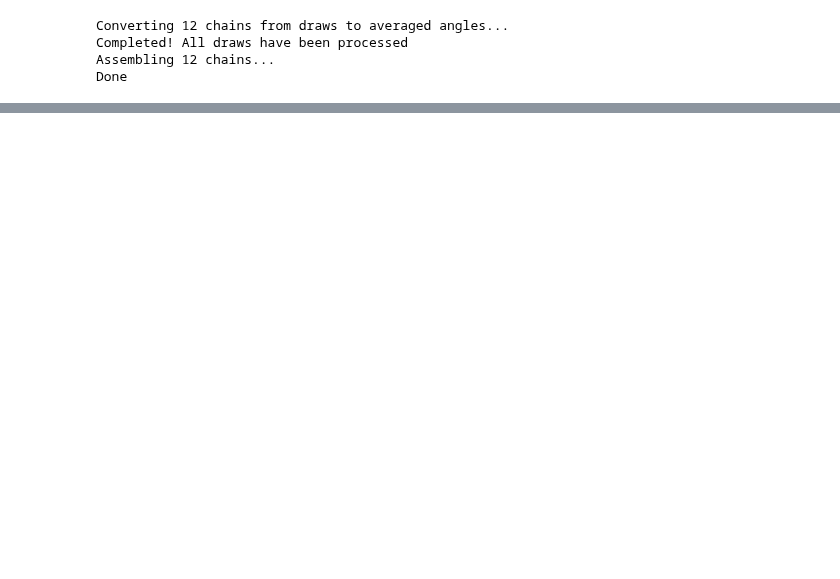
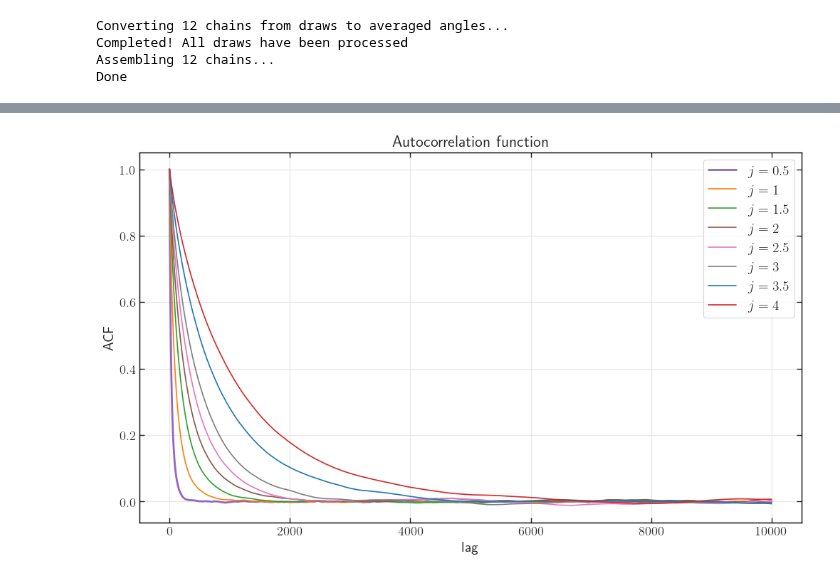
Before and after one commit to PietropaoloFrisoni/MCMC_16_cells_spinfoam, a Jupyter notebook: notebooks/Operators.ipynb, the cells around one changed output, grey strips where cells are left out. Drawn from its saved outputs; the diff is of its cells as text; code cells hidden in the pictures; blank space fills up the shorter version.

Commit message:
computed autocorrelations

```diff
--- a/notebooks/Operators.ipynb
+++ b/notebooks/Operators.ipynb
@@ -364,0 +383,9 @@ Length: 100, dtype: float64
+# %%
+def retrieve_angle_autocorrelation(
+    data_folder, node, lag_max, number_of_chains, spin, length, sigma, burnin
+):
+
+    angle_autocorr_path = f"{data_folder}/final_tables/angle_autocorr_node_{node}_j={spin}_chains_combined_{number_of_chains}.csv"
+    df = pd.read_csv(angle_autocorr_path)
+
+    return df
@@ -364,0 +464,91 @@ Length: 100, dtype: float64
+# %%
+ax = df1.plot(
+    x="lags",
+    y="spin 0.5",
+    # s=20,
+    # xticks=corresponding_spin,
+    kind="line",
+    grid="false",
+    color="tab:purple",
+    label=r"$j = 0.5$",
+    figsize=(12, 6.75),
+)
+df1.plot(
+    x="lags",
+    y="spin 1",
+    ax=ax,
+    kind="line",
+    color="tab:orange",
+    linewidth=1.2,
+    label=r"$j = 1$",
+)
+df1.plot(
+    x="lags",
+    y="spin 1.5",
+    ax=ax,
+    kind="line",
+    color="tab:green",
+    linewidth=1.2,
+    label=r"$j = 1.5$",
+)
+df1.plot(
+    x="lags",
+    y="spin 2",
+    ax=ax,
+    kind="line",
+    color="tab:brown",
+    linewidth=1.2,
+    label=r"$j = 2$",
+)
+df1.plot(
+    x="lags",
+    y="spin 2.5",
+    ax=ax,
+    kind="line",
+    color="tab:pink",
+    linewidth=1.2,
+    label=r"$j = 2.5$",
+)
+df1.plot(
+    x="lags",
+    y="spin 3",
+    ax=ax,
+    kind="line",
+    color="tab:gray",
+    linewidth=1.2,
+    label=r"$j = 3$",
+)
+df1.plot(
+    x="lags",
+    y="spin 3.5",
+    ax=ax,
+    kind="line",
+    color="tab:blue",
+    linewidth=1.2,
+    label=r"$j = 3.5$",
+)
+df1.plot(
+    x="lags",
+    y="spin 4",
+    ax=ax,
+    kind="line",
+    color="tab:red",
+    linewidth=1.2,
+    label=r"$j = 4$",
+)
+plt.legend(fontsize=14)
+# ax.set_ylim([-0.323, -0.343])
+# plt.ylabel(r"$\langle \cos (\theta) \rangle$")
+plt.ylabel("ACF")
+plt.xlabel("lag")
+plt.title("Autocorrelation function", fontsize=16)
+
+
+# save the plot
+printfile = "./plots/angles_autocorrelations"
+plt.savefig(printfile + ".svg")
+# plt.savefig(printfile + ".png", dpi=300)
+
+plt.show()
+# %% [output]
+[figure, added]
```
Also changed, not shown: parts of 9 cells of this notebook, 2 other files.
